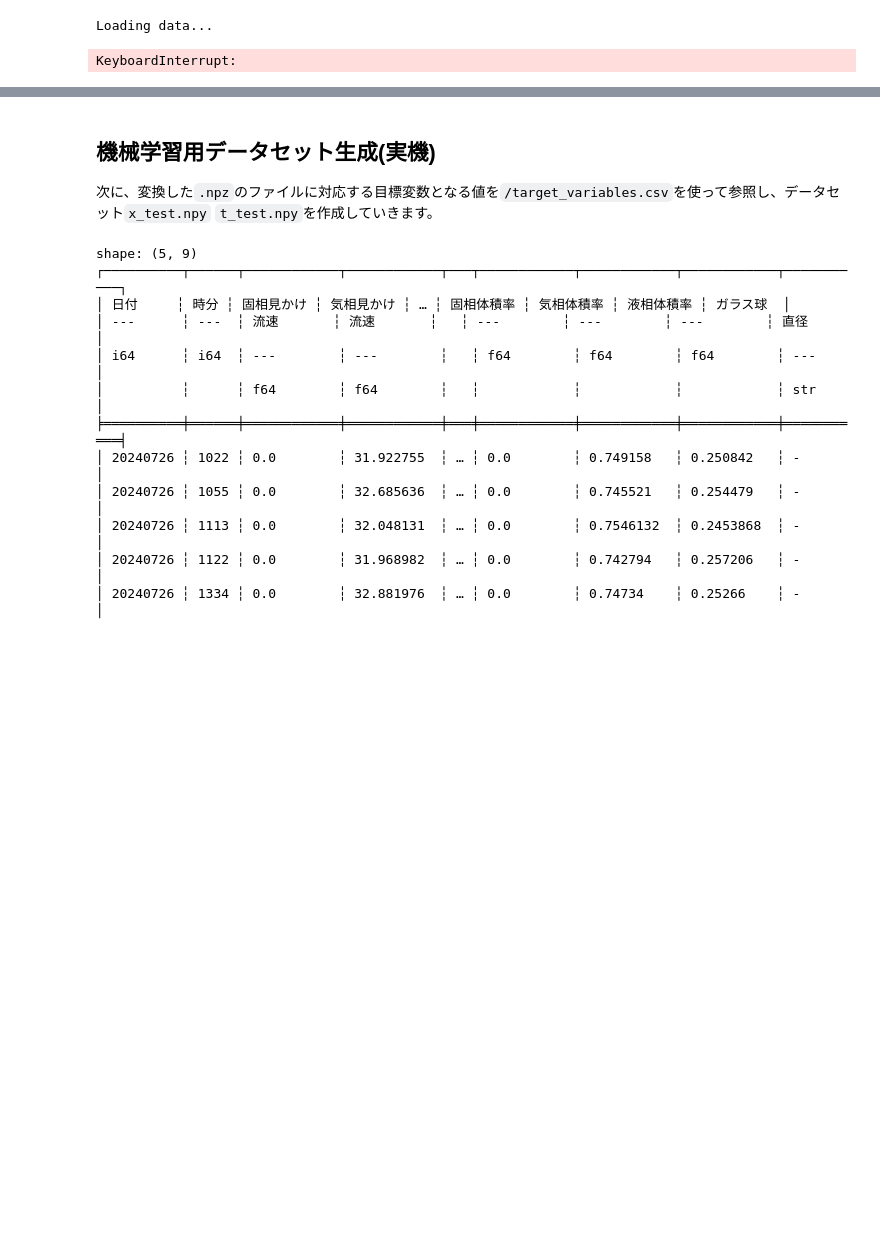
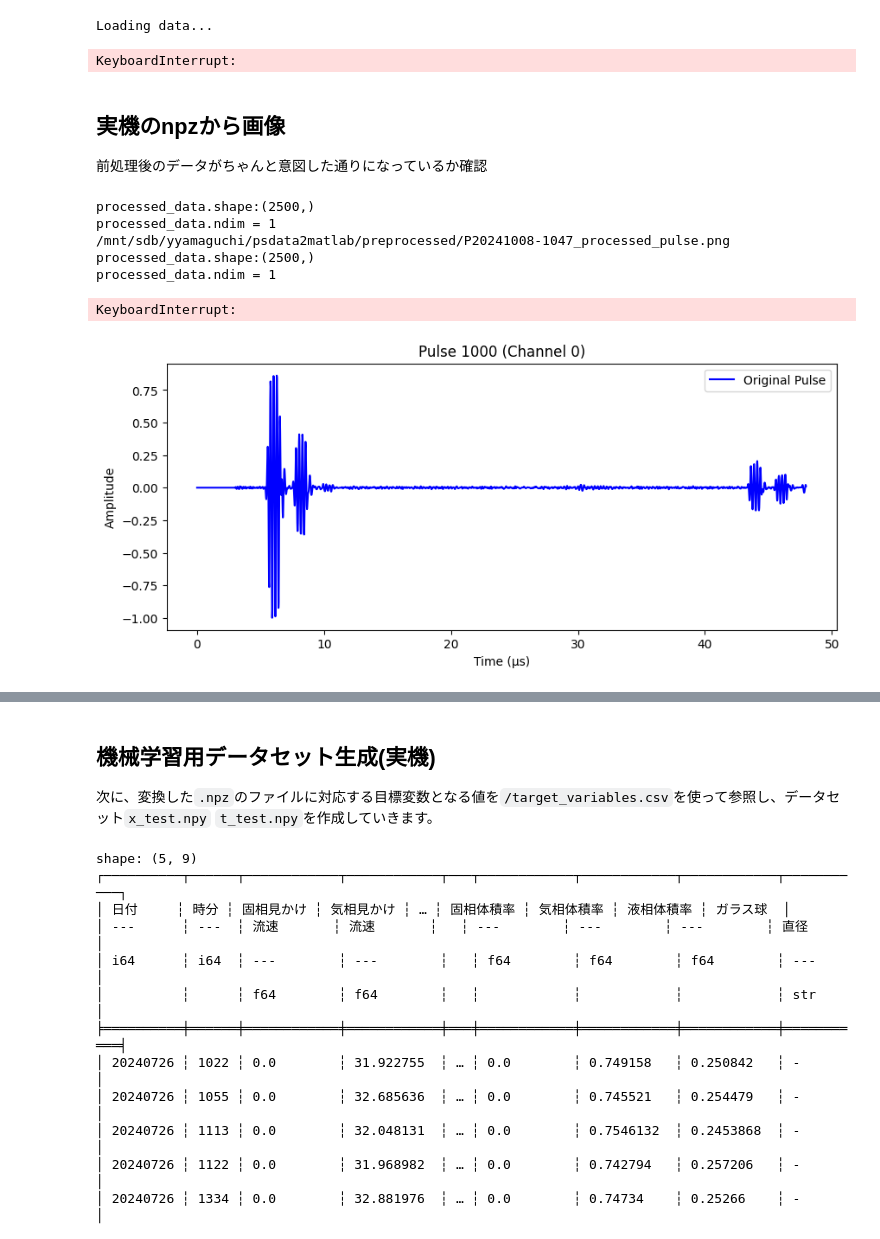
Before and after one commit to yymgc2003/psdata2matlab, a Jupyter notebook: main.ipynb, the cells around one changed output, grey strips where cells are left out. Cells and saved outputs as stored; diff of their text form; code cells hidden in the pictures; blank space fills up the shorter version.

```diff
--- a/main.ipynb
+++ b/main.ipynb
@@ -173,8 +175,11 @@ for i in range(len(case_dirs)):
     csv_dir = os.path.join(csv_base_dir, case_dirs[i])
     print(f"Processing {case_dirs[i]} in {base_dir}")
     x_tmp, t_tmp = process_case_and_return_dataset(case_dirs[i], base_dir,
-                                                   csv_dir,
-                                                   rolling_window=False)
+                                                   csv_dir, output_path,
+                                                   rolling_window=False,
+                                                   window_size=10, window_stride=10,
+                                                   log1p=True,
+                                                   label_dim=2)
     print(f"x_tmp shape: {x_tmp.shape}, t_tmp shape: {t_tmp.shape}")
     print(f'if nan:{np.isnan(x_tmp).any()}')
     x_train_list.append(x_tmp)
@@ -327,3 +332,71 @@ npz2png(file_path=processed_path_tmp,save_path=visualize_dir,full=False,pulse_in
 # %% [output]
 Loading data...
 KeyboardInterrupt:
+# %% [markdown]
+## 実機のnpzから画像
+前処理後のデータがちゃんと意図した通りになっているか確認
+# %%
+from src import calculate_gvf_and_signal,npz2png
+from src import process_case_and_return_dataset, add_noise_to_dataset
+from src import ndarr2npz, hilbert_cuda, signal_integrate, ndarray2png
+import numpy as np
+import math
+import json
+import glob
+import os
+import torch
+import polars as pl
+from matplotlib import pyplot as plt
+from scipy import signal
+
+target_variable_path = '/mnt/sdb/matsubara/airlift/target_valiables.csv'
+processed_dir = "/mnt/sdb/matsubara/airlift/eval/solid_liquid"
+save_base_dir = "/mnt/sdb/yyamaguchi/psdata2matlab/preprocessed"
+
+processed_npz_path = glob.glob(os.path.join(processed_dir, 'P2024*.npz'))
+
+mean_list =[]
+var_list =[]
+integration_mean_list = []
+integration_var_list = []
+low_filter_freq = 1e6
+high_filter_freq = 10e6
+device = "cuda:0"
+
+for npz_path in processed_npz_path:
+    TDX1 = np.load(npz_path)["processed_data"][:,:,0]
+    fs = np.load(npz_path)["fs"]
+    dt = 1/fs*1e6
+    sos = signal.butter(N=4,Wn=[low_filter_freq, high_filter_freq],
+                        btype='bandpass',analog=False,output='sos',fs=fs)
+    for i in range(TDX1.shape[0]):
+        TDX1[i,:]=signal.sosfiltfilt(sos,TDX1[i,:])
+    TDX1_torch = torch.from_numpy(TDX1).float()
+    TDX1_torch = TDX1_torch.to(device)
+    #TDX1_bandpass = hilbert_cuda(TDX1_torch, device, if_hilbert = False,
+    #                                fs = fs)
+    TDX1_bandpass = TDX1
+    integrated_signal = []
+    png_save_path = os.path.splitext(os.path.basename(npz_path))[0]
+    png_save_path = os.path.join(save_base_dir, png_save_path)
+    rng = np.random.default_rng()
+    pulse_idx = rng.integers(0, TDX1_bandpass[0,:].shape[0])
+    for i in range(TDX1.shape[0]):
+        #print(f'minimum: {np.min(TDX1_bandpass[i,:])}')
+        TDX1_bandpass[i,:] /= (np.max(np.abs(TDX1_bandpass[i,:])))
+        #TDX1_bandpass[i,:] = np.log1p(TDX1_bandpass[i,:])
+        if i==pulse_idx:
+            ndarray2png(TDX1_bandpass[i,:],fs,png_save_path,
+                    pulse_index=1000, full=False)
+    #ndarray2png(TDX1_bandpass,fs,png_save_path,full=True,envelope=True)
+        #integrated_signal.append(signal_integrate(TDX1_bandpass[i,501:2001],
+        #                                        dt))
+        #integrated_signal.append(np.max(np.abs(TDX1_bandpass[i,:])))
+# %% [output]
+processed_data.shape:(2500,)
+processed_data.ndim = 1
+/mnt/sdb/yyamaguchi/psdata2matlab/preprocessed/P20241008-1047_processed_pulse.png
+processed_data.shape:(2500,)
+processed_data.ndim = 1
+KeyboardInterrupt:
+[figure, added]
```
Also changed, not shown: parts of 4 cells of this notebook, 4 other files.
